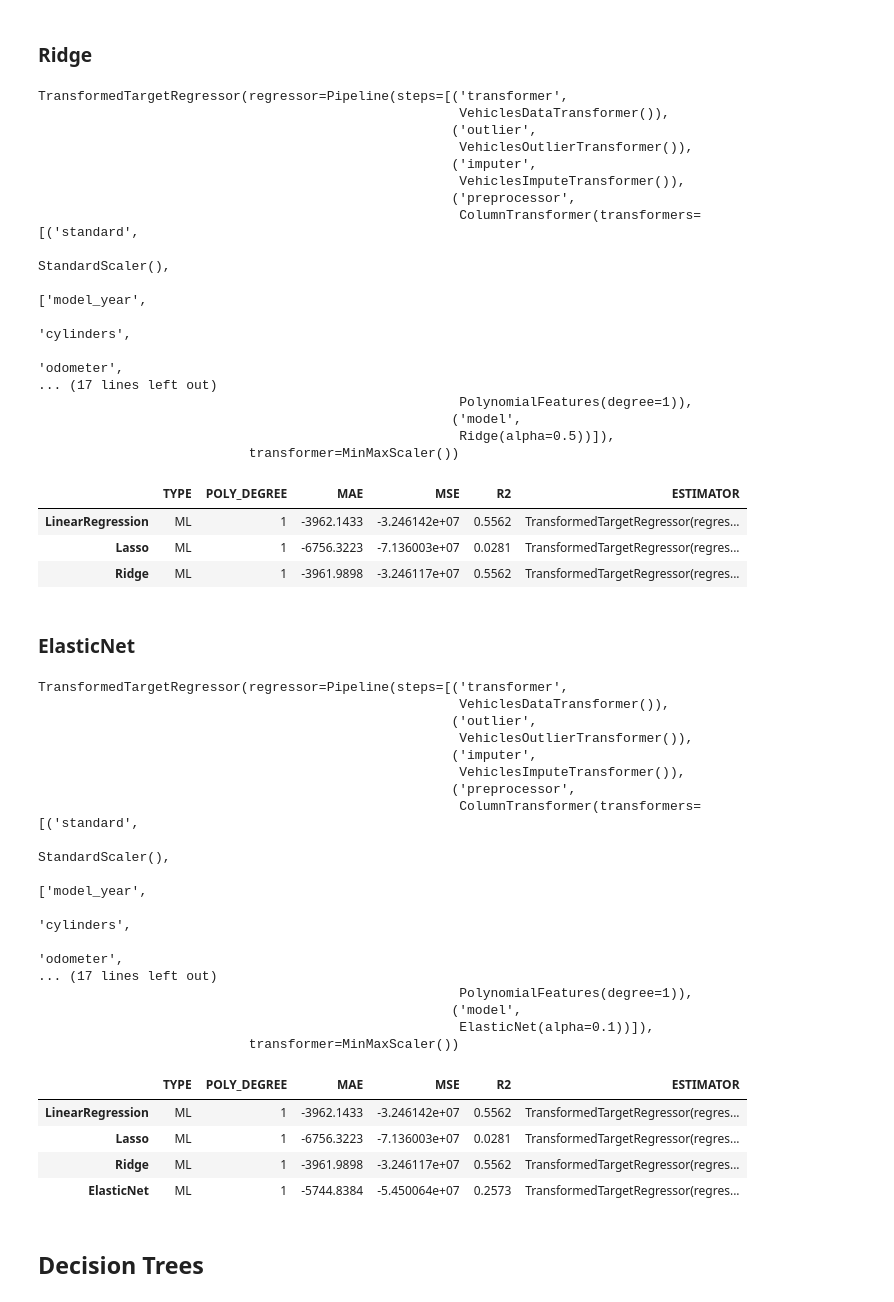
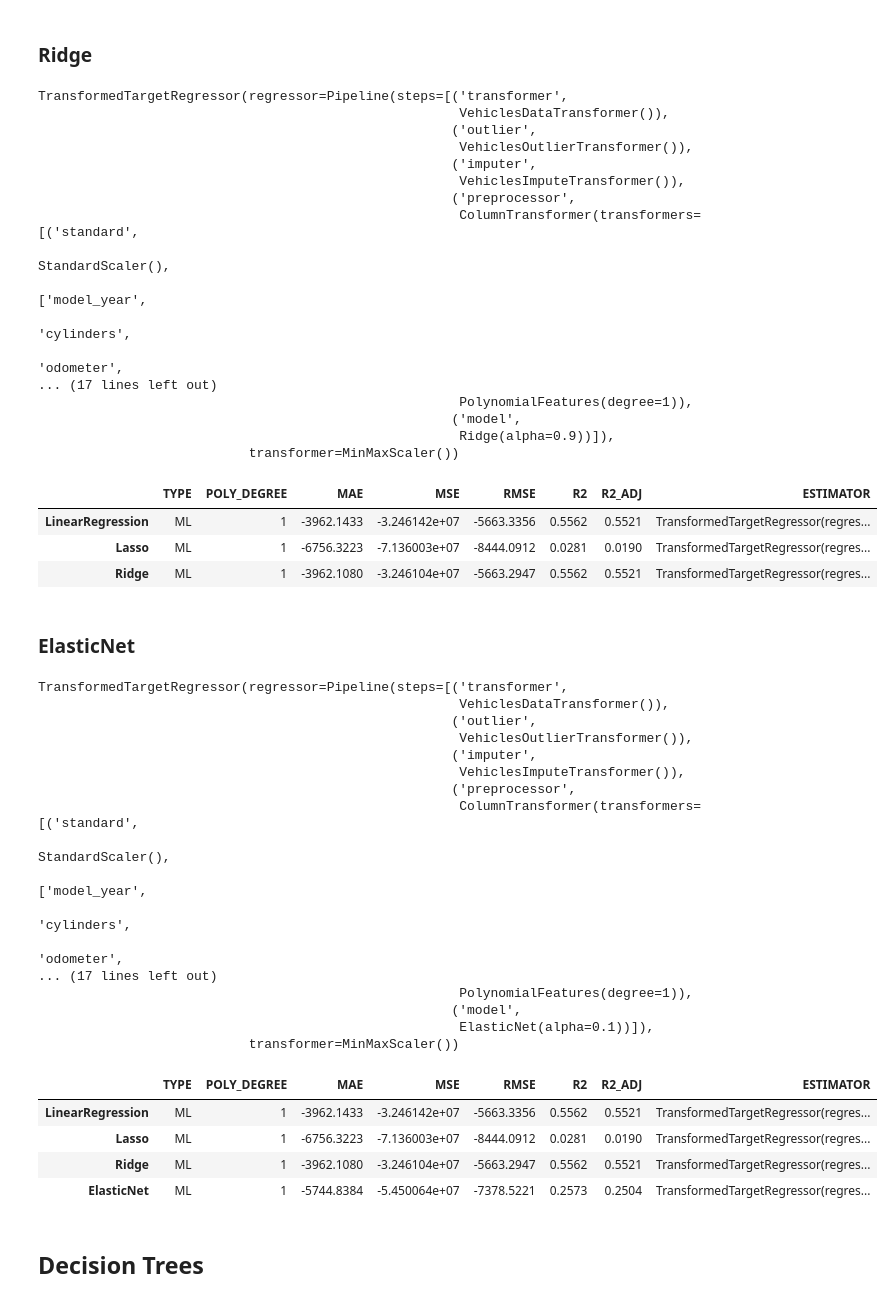
Before and after one commit to kike1985/Machine-Learning, a Jupyter notebook: 0103_Regression_Vehicles_Price.ipynb, the cells around one changed output. Saved outputs shown, nothing was run; the diff lists cells and outputs as text; code cells hidden in the pictures.

```diff
--- a/0103_Regression_Vehicles_Price.ipynb
+++ b/0103_Regression_Vehicles_Price.ipynb
@@ -1348,6 +1348,7 @@ display(preprocessor)
 display(preprocessor_resume)
 
 print(f'Dimensiones de los datos: {X.shape}.')
+input_dim = X.shape[1]
 del X
 # %% [output]
 features_out: model_year, cylinders, odometer, days_listed, model_bmw, model_buick, model_cadillac, model_chevrolet, model_chrysler, model_dodge, model_ford, model_gmc, model_honda, model_hyundai, mod ...
@@ -1397,4 +1398,10 @@ targets.shape
 (50906,)
 # %% [markdown]
 ## Cross Validation
+# %%
+def r2_adj_func(y_true, y_pred, p):
+    r2 = r2_score(y_true, y_pred)
+    n = len(y_true)
+
+    return 1 - ((1-r2) * (n-1)/(n-p-1))
 # %%
@@ -1498,7 +1508,7 @@ TransformedTargetRegressor(regressor=Pipeline(steps=[('transformer',
 ### Ridge
 # %%
 param_grid = {'regressor__model__alpha': np.linspace(0.1, 1.0, 10)}
-ridge = my_grid_search_cv(model=Ridge(), X=df, y=targets, results=results, param_grid=param_grid, poly_degrees=[1])
+ridge = my_grid_search_cv(model=Ridge(), X=df, y=targets, results=results, param_grid=param_grid)
 # %% [output]
 TransformedTargetRegressor(regressor=Pipeline(steps=[('transformer',
                                                       VehiclesDataTransformer()),
@@ -1515,41 +1525,40 @@ TransformedTargetRegressor(regressor=Pipeline(steps=[('transformer',
 ... (17 lines left out)
                                                       PolynomialFeatures(degree=1)),
                                                      ('model',
-                                                      Ridge(alpha=0.5))]),
+                                                      Ridge(alpha=0.9))]),
                            transformer=MinMaxScaler())
-|  | TYPE | POLY_DEGREE | MAE | MSE | R2 | ESTIMATOR |
-| LinearRegression | ML | 1 | -3962.1433 | -3.246142e+07 | 0.5562 | TransformedTargetRegressor(regres... |
-| Lasso | ML | 1 | -6756.3223 | -7.136003e+07 | 0.0281 | TransformedTargetRegressor(regres... |
-| Ridge | ML | 1 | -3961.9898 | -3.246117e+07 | 0.5562 | TransformedTargetRegressor(regres... |
+|  | TYPE | POLY_DEGREE | MAE | MSE | RMSE | R2 | R2_ADJ | ESTIMATOR |
+| LinearRegression | ML | 1 | -3962.1433 | -3.246142e+07 | -5663.3356 | 0.5562 | 0.5521 | TransformedTargetRegressor(regres... |
+| Lasso | ML | 1 | -6756.3223 | -7.136003e+07 | -8444.0912 | 0.0281 | 0.0190 | TransformedTargetRegressor(regres... |
+| Ridge | ML | 1 | -3962.1080 | -3.246104e+07 | -5663.2947 | 0.5562 | 0.5521 | TransformedTargetRegressor(regres... |
 # %% [markdown]
 ### ElasticNet
 # %%
 param_grid = {'regressor__model__alpha': np.linspace(0.1, 1.0, 10)}
-elastic_net = my_grid_search_cv(model=ElasticNet(), X=df, y=targets, results=results,
-                                param_grid=param_grid, poly_degrees=[1])
+elastic_net = my_grid_search_cv(model=ElasticNet(), X=df, y=targets, results=results, param_grid=param_grid)
 # %% [output]
 TransformedTargetRegressor(regressor=Pipeline(steps=[('transformer',
                                                       VehiclesDataTransformer()),
                                                      ('outlier',
                                                       VehiclesOutlierTransformer()),
                                                      ('imputer',
                                                       VehiclesImputeTransformer()),
                                                      ('preprocessor',
                                                       ColumnTransformer(transformers=[('standard',
                                                                                        StandardScaler(),
                                                                                        ['model_year',
                                                                                         'cylinders',
                                                                                         'odometer',
 ... (17 lines left out)
                                                       PolynomialFeatures(degree=1)),
                                                      ('model',
                                                       ElasticNet(alpha=0.1))]),
                            transformer=MinMaxScaler())
-|  | TYPE | POLY_DEGREE | MAE | MSE | R2 | ESTIMATOR |
-| LinearRegression | ML | 1 | -3962.1433 | -3.246142e+07 | 0.5562 | TransformedTargetRegressor(regres... |
-| Lasso | ML | 1 | -6756.3223 | -7.136003e+07 | 0.0281 | TransformedTargetRegressor(regres... |
-| Ridge | ML | 1 | -3961.9898 | -3.246117e+07 | 0.5562 | TransformedTargetRegressor(regres... |
-| ElasticNet | ML | 1 | -5744.8384 | -5.450064e+07 | 0.2573 | TransformedTargetRegressor(regres... |
+|  | TYPE | POLY_DEGREE | MAE | MSE | RMSE | R2 | R2_ADJ | ESTIMATOR |
+| LinearRegression | ML | 1 | -3962.1433 | -3.246142e+07 | -5663.3356 | 0.5562 | 0.5521 | TransformedTargetRegressor(regres... |
+| Lasso | ML | 1 | -6756.3223 | -7.136003e+07 | -8444.0912 | 0.0281 | 0.0190 | TransformedTargetRegressor(regres... |
+| Ridge | ML | 1 | -3962.1080 | -3.246104e+07 | -5663.2947 | 0.5562 | 0.5521 | TransformedTargetRegressor(regres... |
+| ElasticNet | ML | 1 | -5744.8384 | -5.450064e+07 | -7378.5221 | 0.2573 | 0.2504 | TransformedTargetRegressor(regres... |
 # %% [markdown]
 ## Decision Trees
 # %%
```
Also changed, not shown: parts of 25 cells of this notebook, 2 other files.
